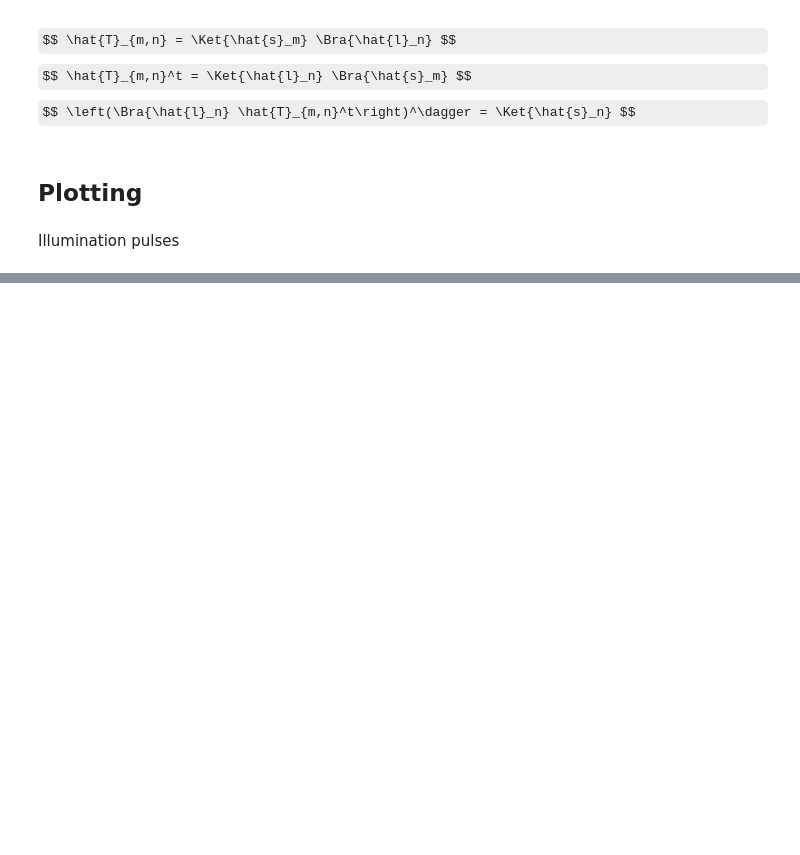
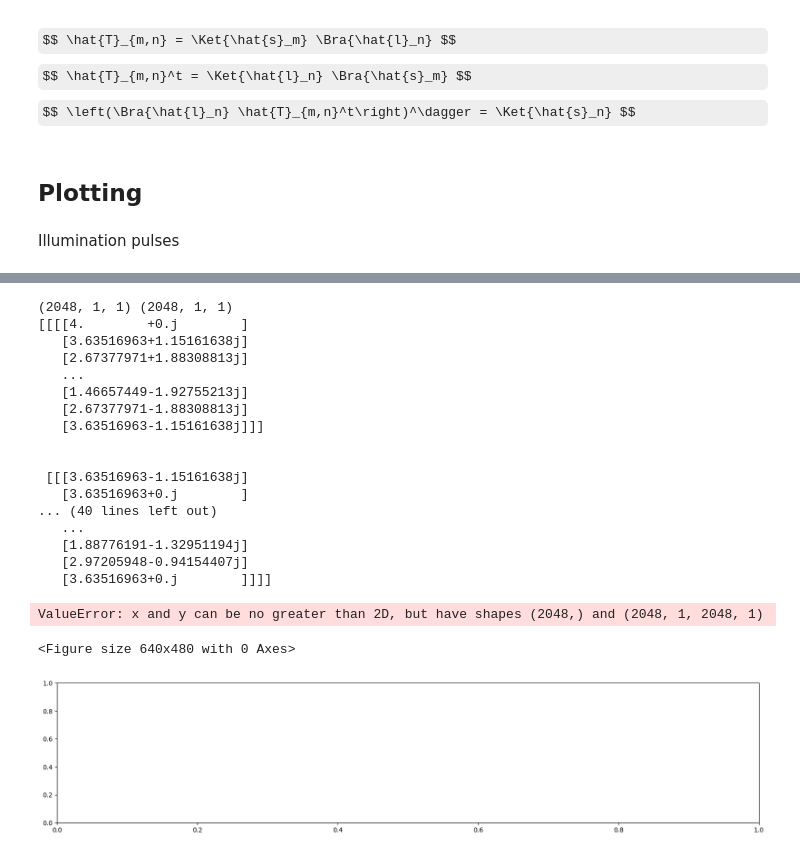
Before and after one commit to p-luesia/NLOS_dirac_not, a Jupyter notebook: experiments.ipynb, the cells around one changed output, grey strips where cells are left out. Saved outputs shown, nothing was run; the diff lists cells and outputs as text; code cells hidden in the pictures; some formulas as TeX source; blank space fills up the shorter version.

```diff
--- a/experiments.ipynb
+++ b/experiments.ipynb
@@ -153,0 +157,29 @@ plt.show()
+# %%
+plt.figure()
+print(bra_l.shape, ket_l.shape)
+kk = np.inner(bra_l, np.conjugate(bra_l))
+print(kk.shape)
+fig, ax = plt.subplots(1, figsize=(20, 4))
+ax.plot(np.fft.ifft(kk))
+plt.show()
+# %% [output]
+(2048, 1, 1) (2048, 1, 1)
+[[[[4.        +0.j        ]
+   [3.63516963+1.15161638j]
+   [2.67377971+1.88308813j]
+   ...
+   [1.46657449-1.92755213j]
+   [2.67377971-1.88308813j]
+   [3.63516963-1.15161638j]]]
+
+
+ [[[3.63516963-1.15161638j]
+   [3.63516963+0.j        ]
+... (40 lines left out)
+   ...
+   [1.88776191-1.32951194j]
+   [2.97205948-0.94154407j]
+   [3.63516963+0.j        ]]]]
+ValueError: x and y can be no greater than 2D, but have shapes (2048,) and (2048, 1, 2048, 1)
+<Figure size 640x480 with 0 Axes>
+[figure, added]
```
Also changed, not shown: parts of 10 cells of this notebook, 1 other file.
